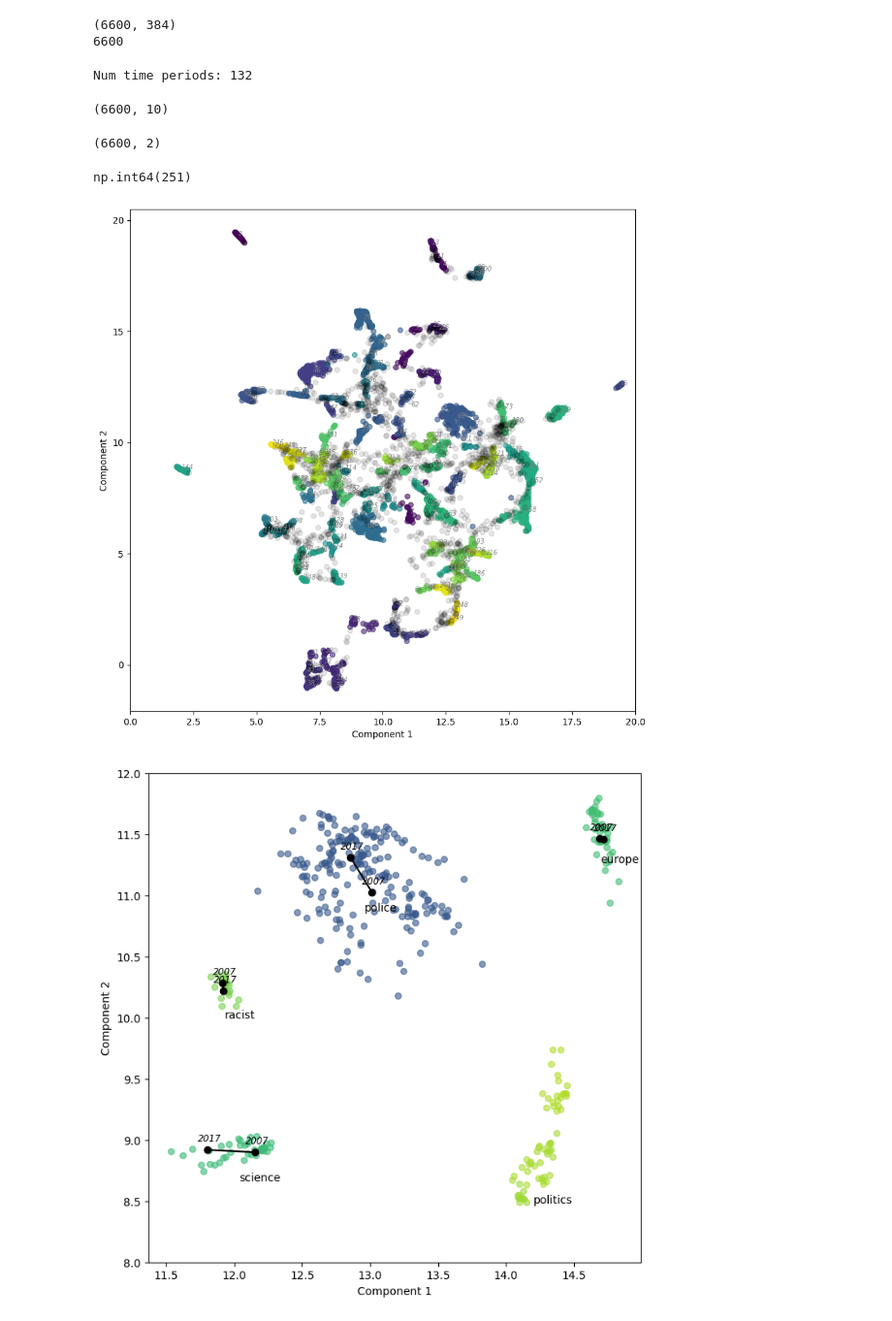
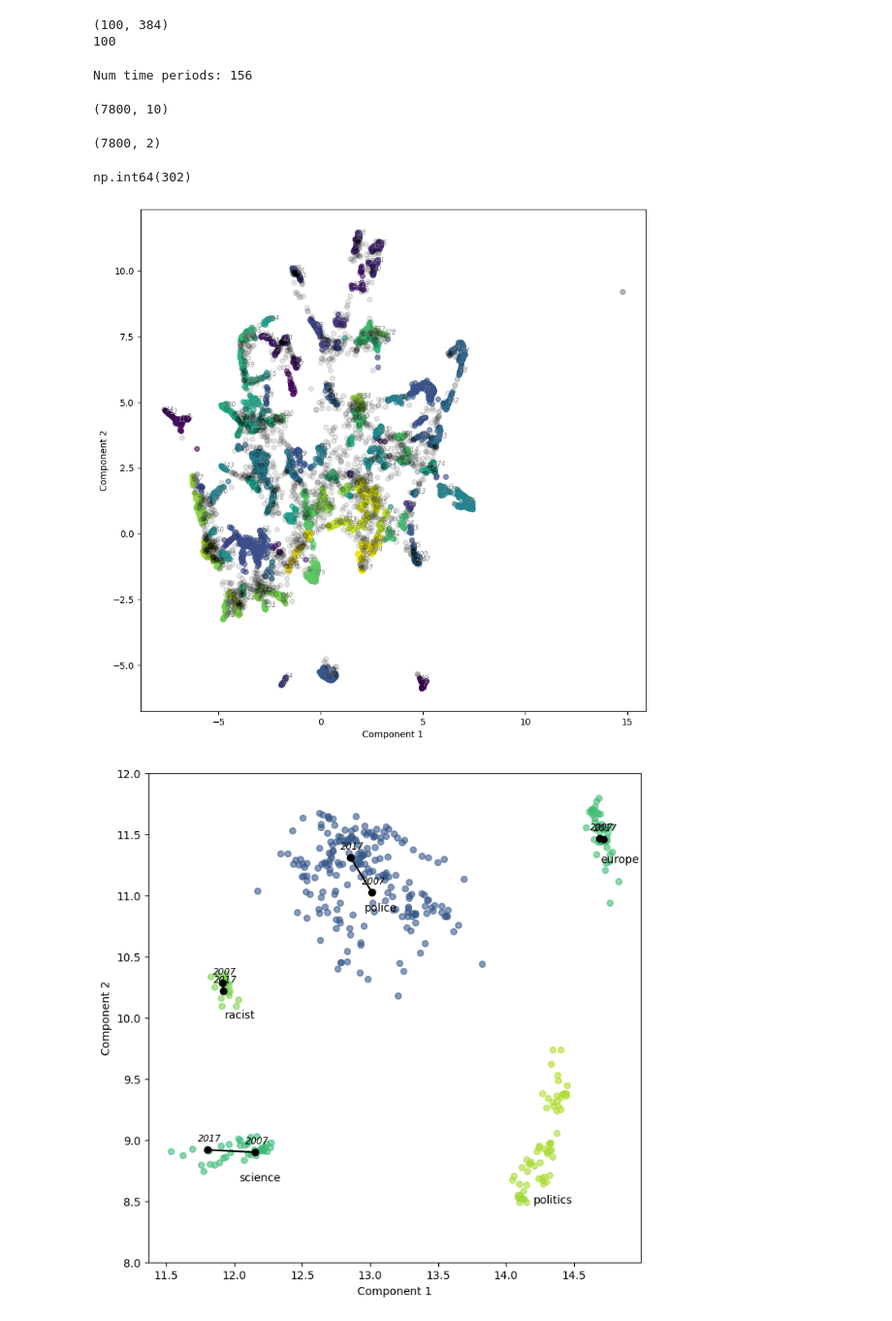
Before and after one commit to stmorse/dtm, a Jupyter notebook: notebooks/align.ipynb, the cells around one changed output. Shown at 97% size. Drawn from its saved outputs; the diff is of its cells as text; code cells hidden in the pictures.

```diff
--- a/notebooks/align.ipynb
+++ b/notebooks/align.ipynb
@@ -14,9 +14,9 @@ base_path = '/sciclone/geograd/stmorse/reddit/mbkm_50'
 # %%
 # LOAD CENTROIDS
 
-start_year = 2007
-end_year = 2017
-start_month = 1
+start_year = 2018
+end_year = 2018
+start_month = 11
 end_month = 12
 
 years = [str(y) for y in range(start_year, end_year+1)]
@@ -42,12 +42,12 @@ for year, month in yrmo:
         T.append(tfidf['tfidf'][j]['keywords'])
 print(len(T))
 # %% [output]
-(6600, 384)
-6600
+(100, 384)
+100
 # %%
 print(f'Num time periods: {C.shape[0] // Ck}')
 # %% [output]
-Num time periods: 132
+Num time periods: 156
 # %%
 # DIM REDUCTION
 
@@ -63,12 +63,12 @@ u_embedder = umap.UMAP(
 Cu = u_embedder.fit_transform(C)
 Cu.shape
 # %% [output]
-(6600, 10)
+(7800, 10)
 # %%
 Cu2d = umap.UMAP(n_components=2).fit_transform(C)
 Cu2d.shape
 # %% [output]
-(6600, 2)
+(7800, 2)
 # %%
 hdbs = HDBSCAN(
     min_cluster_size=5,
@@ -84,39 +84,39 @@ labels, cnts = np.unique(hdbs.labels_, return_counts=True)
 # %%
 np.amax(labels)
 # %% [output]
-np.int64(251)
+np.int64(302)
 # %%
 fig, ax = plt.subplots(1,1, figsize=(10,10))
 
 n_clusters = np.amax(hdbs.labels_)
 colors = plt.cm.viridis(np.linspace(0, 1, n_clusters))
 
 for k in range(2, n_clusters):
     # NOTE: ignore coi=1 for viz (outlier)
     # if k == 1: continue
 
     idx = np.where(hdbs.labels_ == k)[0]
 
     if len(idx) < 10:
         continue
 
     ax.scatter(Cu2d[idx,0], Cu2d[idx,1], s=30, c=colors[k], alpha=0.6, label=k)
 
     centroid = np.average(Cu2d[idx,:], axis=0)
     ax.text(centroid[0], centroid[1], k, color='gray', fontsize='x-small', fontstyle='italic')
 
 # plot uncategorized
 idx = np.where(hdbs.labels_ == -1)[0]
 ax.scatter(Cu2d[idx, 0], Cu2d[idx, 1], s=30, c='k', alpha=0.1)
 
 ax.set_xlabel('Component 1')
 ax.set_ylabel('Component 2')
 
-ax.set_xlim([0,20])
+# ax.set_xlim([0,20])
 
 plt.show()
 # %% [output]
-[figure, old version]
+[figure, new version]
 # %%
 cois = [214, 217, 218, 221, 169, 69, 173, 201]
 hlabels = [' ', ' ', 'politics', ' ', 'science', 'police', 'europe', 'racist']
```
Also changed, not shown: parts of 1 cell of this notebook, 5 other files.
